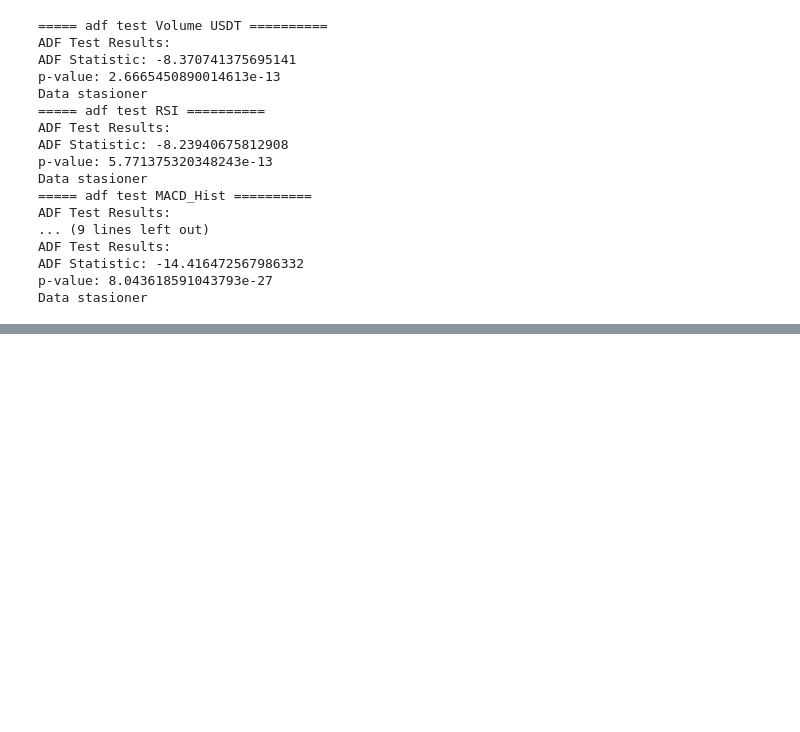
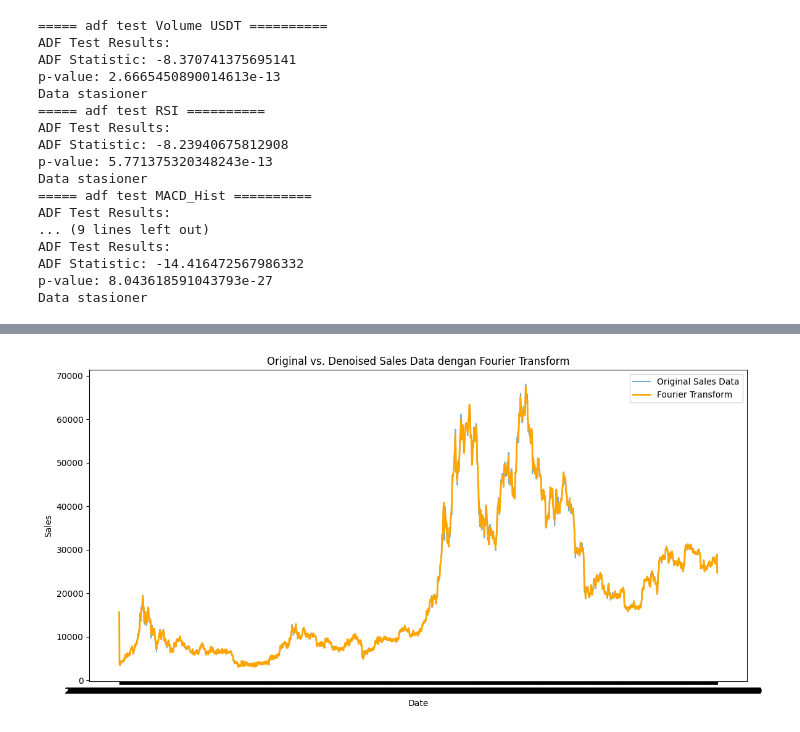
Before and after one commit to mikysetiawan/MachineLearningExpert, a Jupyter notebook: Tugas_Akhir_Timeseries_Forcasting.ipynb, the cells around one changed output, grey strips where cells are left out. Saved outputs shown, nothing was run; the diff lists cells and outputs as text; code cells hidden in the pictures; blank space fills up the shorter version.

```diff
--- a/Tugas_Akhir_Timeseries_Forcasting.ipynb
+++ b/Tugas_Akhir_Timeseries_Forcasting.ipynb
@@ -98,0 +122,35 @@ KeyboardInterrupt:
+# %%
+def fft_denoiser(series, threshold_quantile=0.98):
+
+    # 1. Lakukan FFT
+    fft_values = np.fft.fft(series)
+
+    # 2. Filter dengan menetapkan threshold
+    psd = np.abs(fft_values) ** 2
+    threshold = np.quantile(psd, threshold_quantile)
+    fft_filtered = fft_values.copy()
+    fft_filtered[psd < threshold] = 0
+
+    # 3. Lakukan Inverse FFT untuk mendapatkan sinyal bersih
+    denoised_signal = np.fft.ifft(fft_filtered).real
+
+    return denoised_signal
+
+denoised_data = fft_denoiser(df['Close'])
+# Masukkan hasil FFT utuh ke DataFrame
+df['Close_FFT'] = denoised_data
+
+plt.figure(figsize=(12, 6))
+
+# [::24] takes every 24th row (1 every day)
+plt.plot(df.index[::24], df['Close'][::24], label='Original Sales Data', alpha=0.6)
+plt.plot(df.index[::24], denoised_data[::24], label='Fourier Transform', color='orange', linewidth=2)
+
+plt.xlabel('Date')
+plt.ylabel('Sales')
+plt.title('Original vs. Denoised Sales Data dengan Fourier Transform')
+plt.legend()
+plt.tight_layout()
+plt.show()
+# %% [output]
+[figure, added]
```
Also changed, not shown: parts of 10 cells of this notebook.
